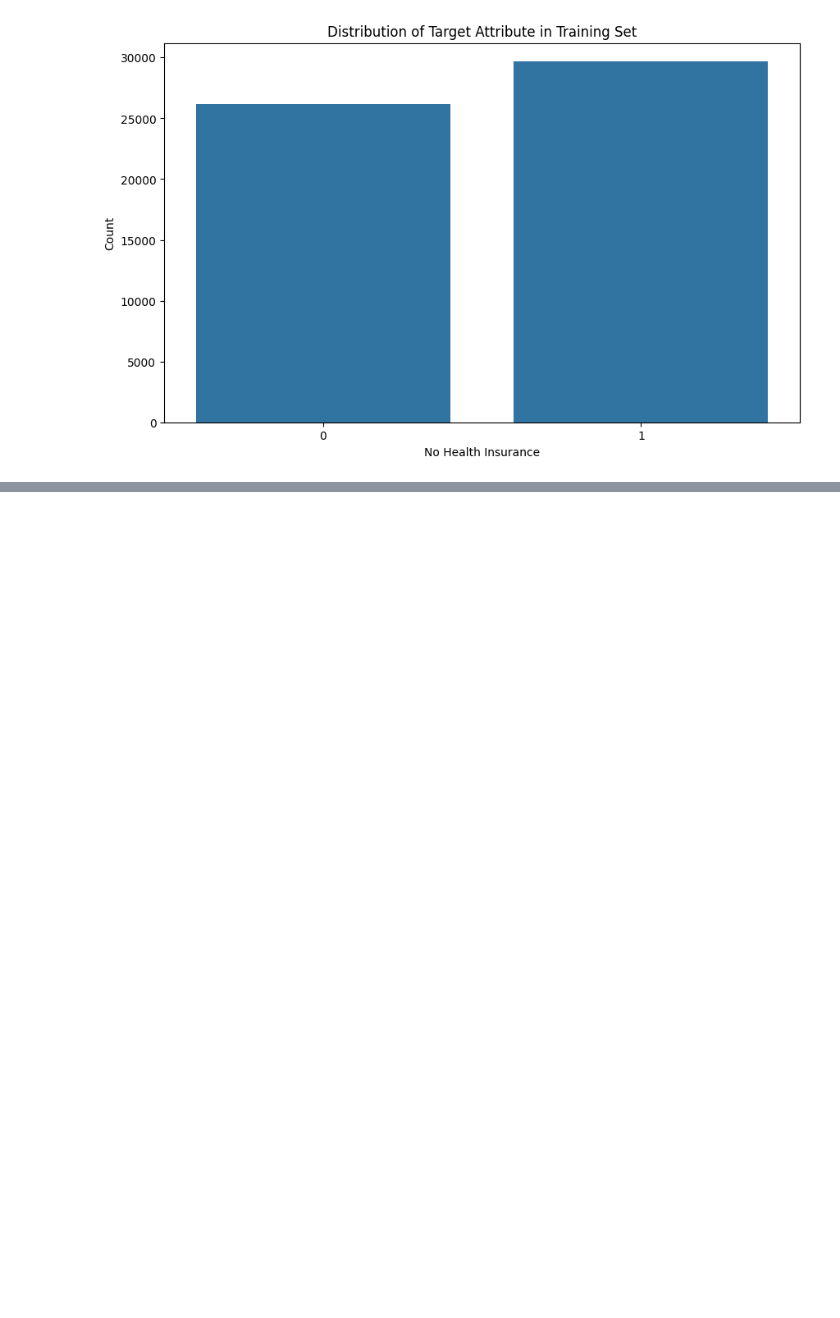
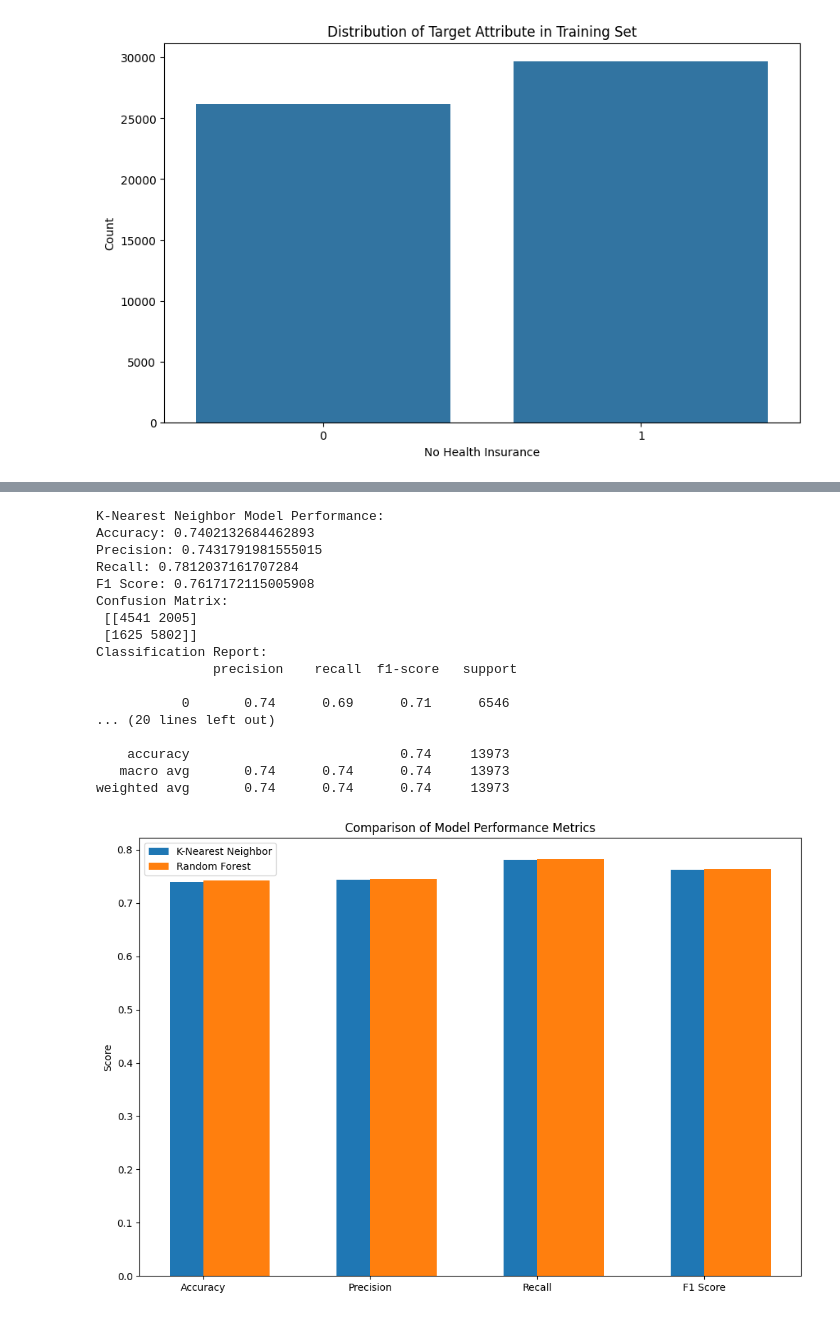
Before and after one commit to HiwaTase/Machine-Learning, a Jupyter notebook: Project2.ipynb, the cells around one changed output, grey strips where cells are left out. Saved outputs shown, nothing was run; the diff lists cells and outputs as text; code cells hidden in the pictures; blank space fills up the shorter version.

```diff
--- a/Project2.ipynb
+++ b/Project2.ipynb
@@ -131,0 +199,79 @@ plt.show()
+# %%
+from sklearn.metrics import accuracy_score, confusion_matrix, classification_report, precision_score, recall_score, f1_score
+import matplotlib.pyplot as plt
+import seaborn as sns
+# Train and Evaluate K-Nearest Neighbor
+knn = KNeighborsClassifier(n_neighbors=5)
+knn.fit(X_train_transformed, y_train)
+y_pred_knn = knn.predict(X_test_transformed)
+
+print("\nK-Nearest Neighbor Model Performance:")
+print("Accuracy:", accuracy_score(y_test, y_pred_knn))
+print("Precision:", precision_score(y_test, y_pred_knn))
+print("Recall:", recall_score(y_test, y_pred_knn))
+print("F1 Score:", f1_score(y_test, y_pred_knn))
+print("Confusion Matrix:\n", confusion_matrix(y_test, y_pred_knn))
+print("Classification Report:\n", classification_report(y_test, y_pred_knn))
+
+# Train and Evaluate Random Forest
+rf = RandomForestClassifier(n_estimators=100, random_state=42)
+rf.fit(X_train_transformed, y_train)
+y_pred_rf = rf.predict(X_test_transformed)
+
+print("\nRandom Forest Model Performance:")
+print("Accuracy:", accuracy_score(y_test, y_pred_rf))
+print("Precision:", precision_score(y_test, y_pred_rf))
+print("Recall:", recall_score(y_test, y_pred_rf))
+print("F1 Score:", f1_score(y_test, y_pred_rf))
+print("Confusion Matrix:\n", confusion_matrix(y_test, y_pred_rf))
+print("Classification Report:\n", classification_report(y_test, y_pred_rf))
+
+# Compare the Performance
+metrics = ['Accuracy', 'Precision', 'Recall', 'F1 Score']
+knn_scores = [accuracy_score(y_test, y_pred_knn), precision_score(y_test, y_pred_knn), recall_score(y_test, y_pred_knn), f1_score(y_test, y_pred_knn)]
+rf_scores = [accuracy_score(y_test, y_pred_rf), precision_score(y_test, y_pred_rf), recall_score(y_test, y_pred_rf), f1_score(y_test, y_pred_rf)]
+
+plt.figure(figsize=(12, 8))
+x = range(len(metrics))
+plt.bar(x, knn_scores, width=0.4, label='K-Nearest Neighbor', align='center')
+plt.bar(x, rf_scores, width=0.4, label='Random Forest', align='edge')
+plt.xticks(x, metrics)
+plt.ylabel('Score')
+plt.title('Comparison of Model Performance Metrics')
+plt.legend()
+plt.show()
+
+# Plot Confusion Matrix for K-Nearest Neighbor
+plt.figure(figsize=(8, 6))
+sns.heatmap(confusion_matrix(y_test, y_pred_knn), annot=True, fmt='d', cmap='Blues')
+plt.title('Confusion Matrix for K-Nearest Neighbor')
+plt.xlabel('Predicted')
+plt.ylabel('Actual')
+plt.show()
+
+# Plot Confusion Matrix for Random Forest
+plt.figure(figsize=(8, 6))
+sns.heatmap(confusion_matrix(y_test, y_pred_rf), annot=True, fmt='d', cmap='Blues')
+plt.title('Confusion Matrix for Random Forest')
+plt.xlabel('Predicted')
+plt.ylabel('Actual')
+plt.show()
+# %% [output]
+K-Nearest Neighbor Model Performance:
+Accuracy: 0.7402132684462893
+Precision: 0.7431791981555015
+Recall: 0.7812037161707284
+F1 Score: 0.7617172115005908
+Confusion Matrix:
+ [[4541 2005]
+ [1625 5802]]
+Classification Report:
+               precision    recall  f1-score   support
+
+           0       0.74      0.69      0.71      6546
+... (20 lines left out)
+
+    accuracy                           0.74     13973
+   macro avg       0.74      0.74      0.74     13973
+weighted avg       0.74      0.74      0.74     13973
+[figure, added]
```
Also changed, not shown: parts of 11 cells of this notebook.
